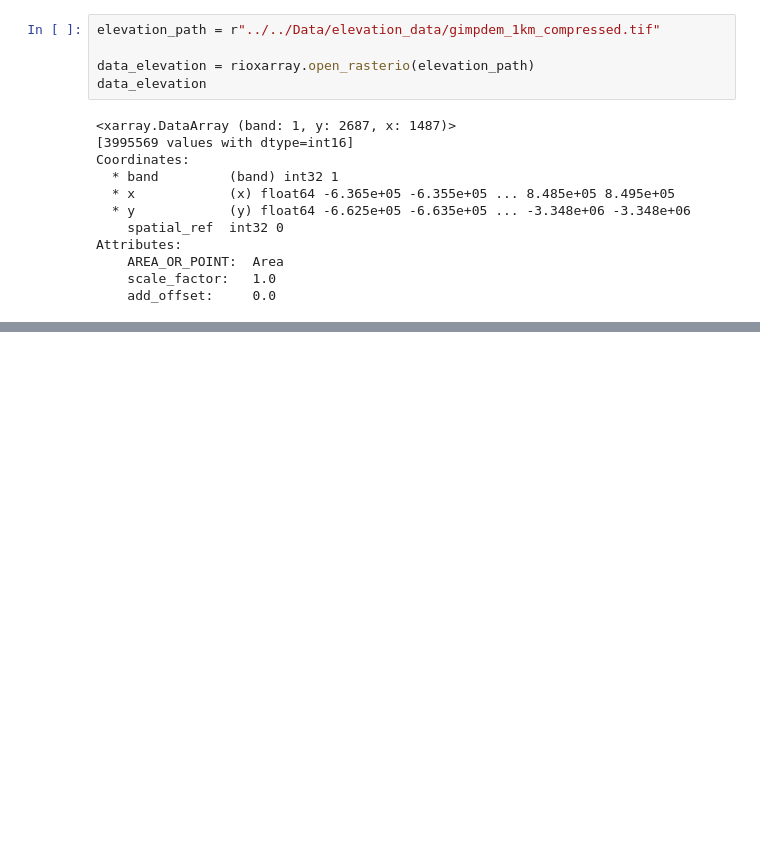
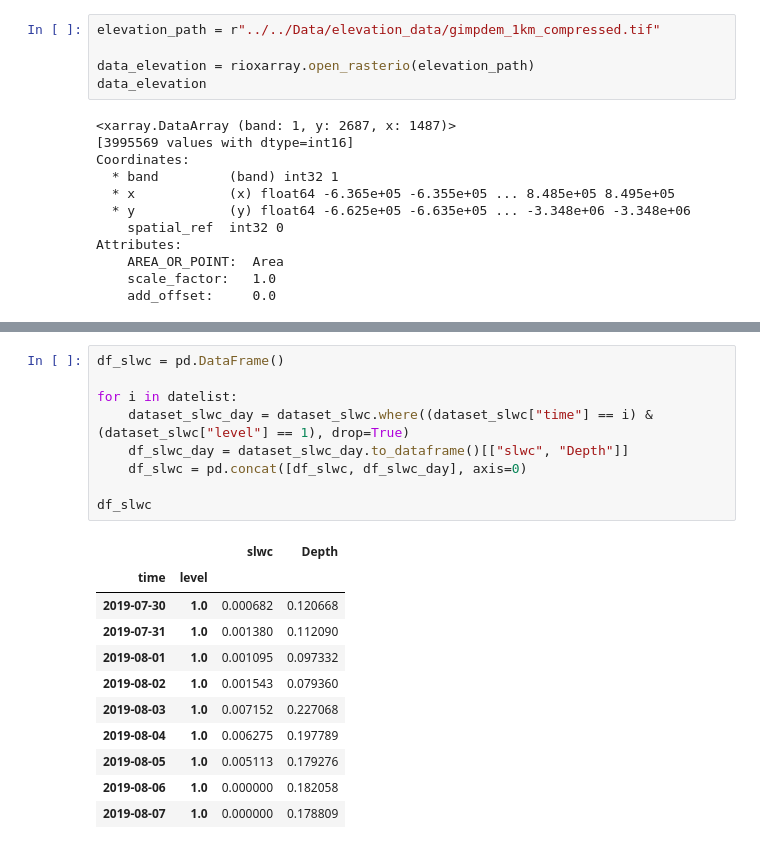
Before and after one commit to linaskerath/RP_Greenland, a Jupyter notebook: Scripts/Testing/00_data_exploration.ipynb, the cells around one changed output, grey strips where cells are left out. Cells and saved outputs as stored; diff of their text form; blank space fills up the shorter version.

```diff
--- a/Scripts/Testing/00_data_exploration.ipynb
+++ b/Scripts/Testing/00_data_exploration.ipynb
@@ -217,0 +253,21 @@ Attributes:
+# %%
+df_slwc = pd.DataFrame()
+
+for i in datelist:
+    dataset_slwc_day = dataset_slwc.where((dataset_slwc["time"] == i) & (dataset_slwc["level"] == 1), drop=True)
+    df_slwc_day = dataset_slwc_day.to_dataframe()[["slwc", "Depth"]]
+    df_slwc = pd.concat([df_slwc, df_slwc_day], axis=0)
+
+df_slwc
+# %% [output]
+|  |  | slwc | Depth |
+| time | level |  |  |
+| 2019-07-30 | 1.0 | 0.000682 | 0.120668 |
+| 2019-07-31 | 1.0 | 0.001380 | 0.112090 |
+| 2019-08-01 | 1.0 | 0.001095 | 0.097332 |
+| 2019-08-02 | 1.0 | 0.001543 | 0.079360 |
+| 2019-08-03 | 1.0 | 0.007152 | 0.227068 |
+| 2019-08-04 | 1.0 | 0.006275 | 0.197789 |
+| 2019-08-05 | 1.0 | 0.005113 | 0.179276 |
+| 2019-08-06 | 1.0 | 0.000000 | 0.182058 |
+| 2019-08-07 | 1.0 | 0.000000 | 0.178809 |
```
Also changed, not shown: parts of 5 cells of this notebook, 12 other files.
